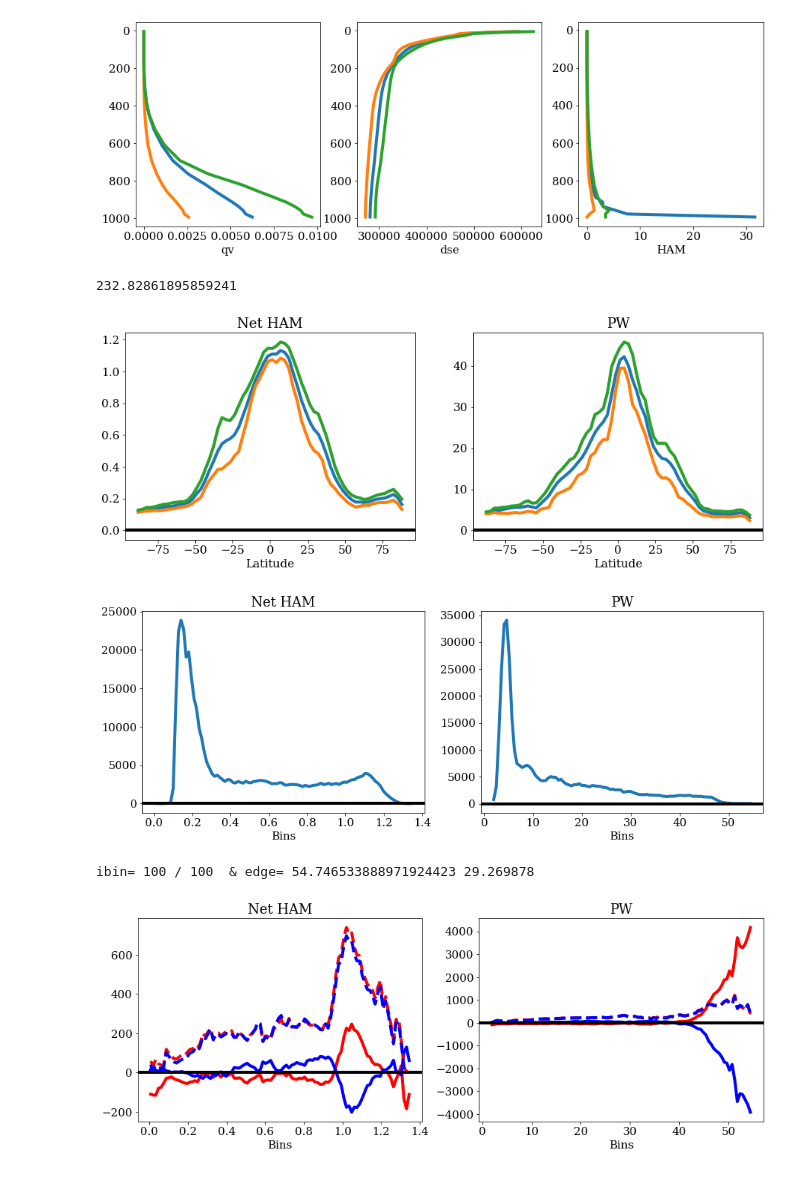
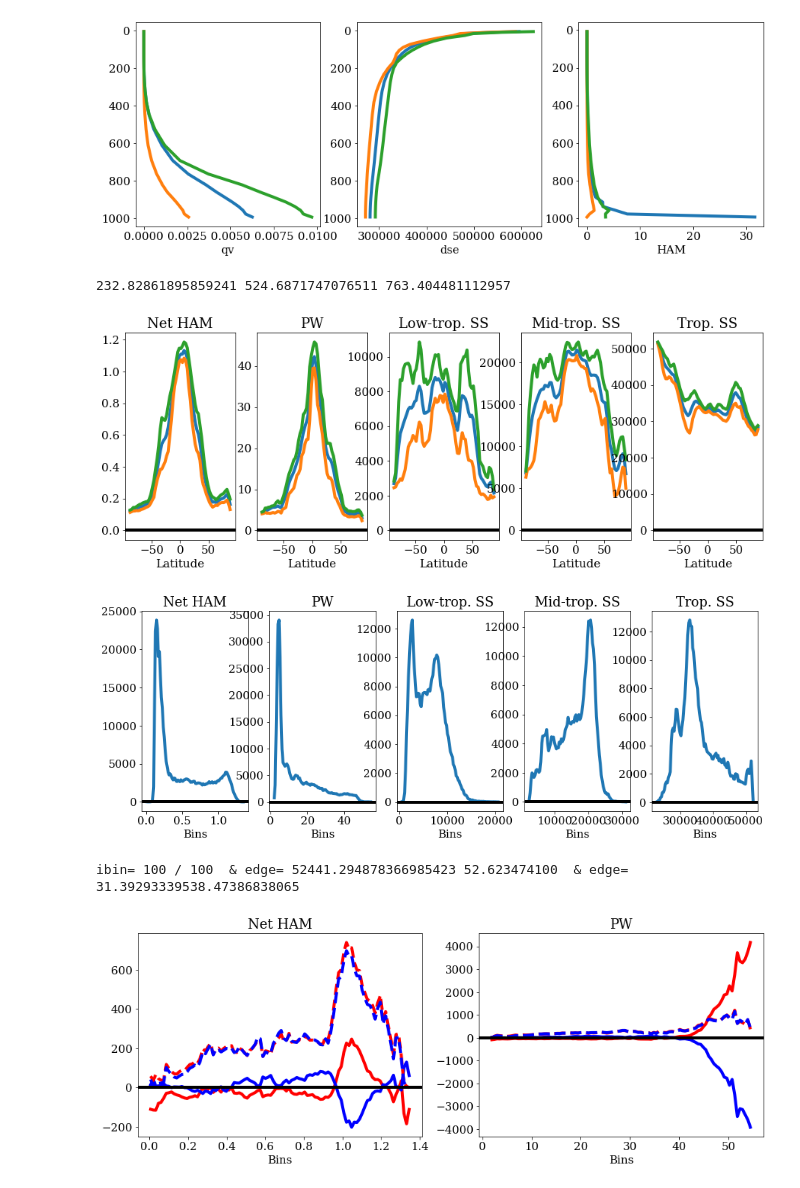
Before and after one commit to wallingTACC/CBRAIN-CAM, a Jupyter notebook: notebooks/tbeucler_devlog/044_Climate_invariant_analysis_output_scaling.ipynb, the cells around one changed output. Saved outputs shown, nothing was run; the diff lists cells and outputs as text; code cells hidden in the pictures.

```diff
--- a/notebooks/tbeucler_devlog/044_Climate_invariant_analysis_output_scaling.ipynb
+++ b/notebooks/tbeucler_devlog/044_Climate_invariant_analysis_output_scaling.ipynb
@@ -626,29 +628,37 @@ for i,label in enumerate(['qv','dse','HAM']):
 [figure]
 # %%
 i250 = np.argmin(np.abs(lev-250))
+i500 = np.argmin(np.abs(lev-500))
+i750 = np.argmin(np.abs(lev-750))
-# %%
-lev[i250]
-# %% [output]
-232.82861895859241
+# %%
+print(lev[i250],lev[i500],lev[i750])
+# %% [output]
+232.82861895859241 524.6871747076511 763.404481112957
 # %%
 # Now calculate net conversion = -Lv*delta(q)/delta(s) and PW
-NetHAM = -L_V*(QV[:,i250,:,:]-QV[:,-1,:,:])/(dse[:,i250,:,:]-dse[:,-1,:,:])
-PW = sin.trapz(QV*dP(datam4K.PS)/G,axis=1)
+NetHAMm4K = -L_V*(QV[:,i250,:,:]-QV[:,-1,:,:])/(dse[:,i250,:,:]-dse[:,-1,:,:])
+ltSSm4K = (dse[:,i750,:,:]-dse[:,-1,:,:])
+mtSSm4K = (dse[:,i500,:,:]-dse[:,-1,:,:])
+utSSm4K = (dse[:,i250,:,:]-dse[:,-1,:,:])
+PWm4K = sin.trapz(QV*dP(datam4K.PS)/G,axis=1)
 # %%
-fig,ax = plt.subplots(1,2,figsize=(15,5))
+fig,ax = plt.subplots(1,5,figsize=(15,5))
 
-for i,label in enumerate(['Net HAM','PW']):
-    if i==0: ar = NetHAM
-    elif i==1: ar = PW
+for i,label in enumerate(['Net HAM','PW','Low-trop. SS','Mid-trop. SS','Trop. SS']):
+    if i==0: ar = NetHAMm4K
+    elif i==1: ar = PWm4K
+    elif i==2: ar = ltSSm4K
+    elif i==3: ar = mtSSm4K
+    elif i==4: ar = utSSm4K
 
     ax[i].plot(datam4K.lat,np.mean(ar,axis=(0,2)))
     ax[i].plot(datam4K.lat,np.percentile(a=ar,axis=(0,2),q=25))
     ax[i].plot(datam4K.lat,np.percentile(a=ar,axis=(0,2),q=75))
     ax[i].axhline(y=0,color='k')
     ax[i].set_xlabel('Latitude')
     ax[i].set_title(label)
 # %% [output]
-[figure, old version]
+[figure, new version]
 # %%
 # Now calculate net convective heating and moistening within climate to see how they scale with PW/NetHAM
 HEATm4K = np.sum(cpair*datam4K.TPHYSTND*dP(datam4K.PS)/g,axis=1).values
@@ -659,30 +672,36 @@ NetHAMhist,NetHAMbinedg = np.histogram(a=NetHAM,bins=100)
 # %%
-fig,ax = plt.subplots(1,2,figsize=(15,5))
+fig,ax = plt.subplots(1,5,figsize=(15,5))
 
-for i,label in enumerate(['Net HAM','PW']):
+for i,label in enumerate(['Net HAM','PW','Low-trop. SS','Mid-trop. SS','Trop. SS']):
     if i==0: pdf = NetHAMhist; edg = NetHAMbinedg; mid = edg2bin(edg)
     elif i==1: pdf = PWhist; edg = PWbinedg; mid = edg2bin(edg)
+    elif i==2: pdf = LTsshist; edg = LTssbinedg; mid = edg2bin(edg)
+    elif i==3: pdf = MTsshist; edg = MTssbinedg; mid = edg2bin(edg)
+    elif i==4: pdf = UTsshist; edg = UTssbinedg; mid = edg2bin(edg)
 
     ax[i].plot(mid,pdf)
     ax[i].axhline(y=0,color='k')
     ax[i].set_xlabel('Bins')
     ax[i].set_title(label)
 # %% [output]
-[figure, old version]
+[figure, new version]
 # %%
 Hmean = {}
 Hstd = {}
 Mmean = {}
 Mstd = {}
 # %%
-for i,label in enumerate(['Net HAM','PW']):
-    if i==0: bin_edges = NetHAMbinedg; field_x = NetHAM;
-    elif i==1: bin_edges = PWbinedg; field_x = PW;
+for i,label in enumerate(['Net HAM','PW','Low-trop. SS','Mid-trop. SS','Trop. SS']):
+    if i==0: bin_edges = NetHAMbinedg; field_x = NetHAMm4K;
+    elif i==1: bin_edges = PWbinedg; field_x = PWm4K;
+    elif i==2: bin_edges = LTssbinedg; field_x = ltSSm4K;
+    elif i==3: bin_edges = MTssbinedg; field_x = mtSSm4K;
+    elif i==4: bin_edges = UTssbinedg; field_x = utSSm4K;
 
     Hmean[label],Hstd[label] = conditional_avg_and_std(bin_edges,field_x,HEATm4K)
     Mmean[label],Mstd[label] = conditional_avg_and_std(bin_edges,field_x,MOISTm4K)
 # %% [output]
-ibin= 100 / 100  & edge= 54.746533888971924423 29.269878
+ibin= 100 / 100  & edge= 52441.294878366985423 52.623474100  & edge= 31.39293339538.47386838065
 # %%
 fig,ax = plt.subplots(1,2,figsize=(15,5))
 
```
Also changed, not shown: parts of 32 cells of this notebook.
